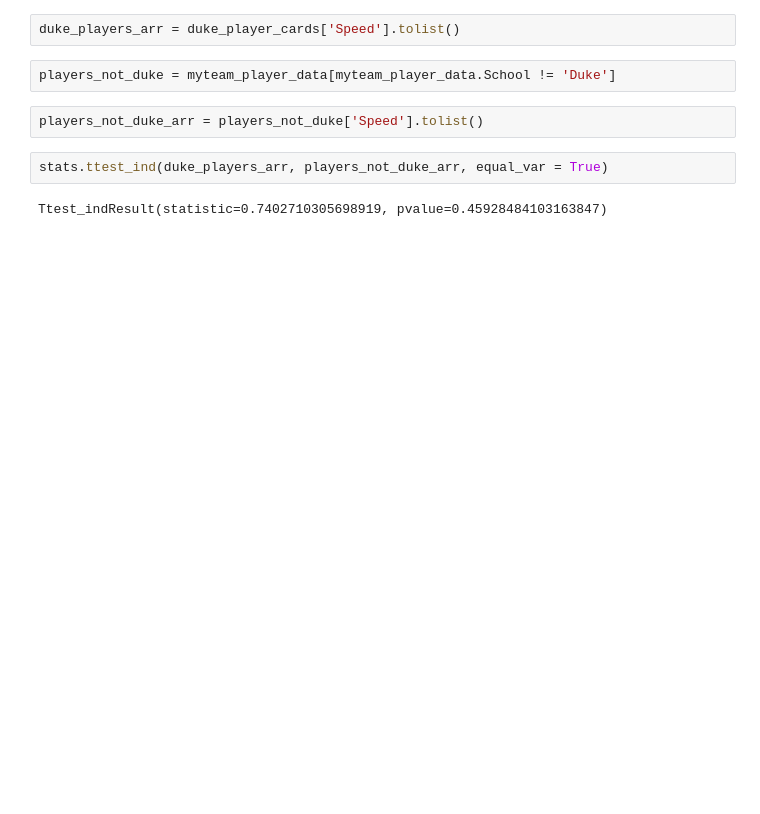
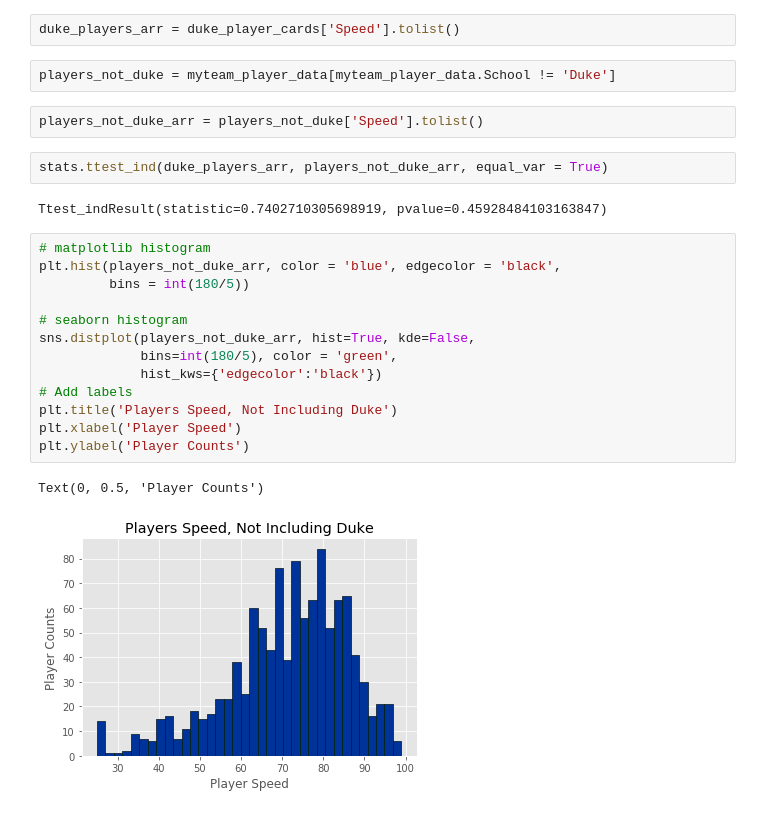
Before and after one commit to brandonmojica/2k_my_teams_analysis, a Jupyter notebook: 2k_myteams_data_anaysis.ipynb, the cells around one changed output. Saved outputs shown, nothing was run; the diff lists cells and outputs as text; blank space fills up the shorter version.

Commit message:
Added a plot for duke players and non duke players

```diff
--- a/2k_myteams_data_anaysis.ipynb
+++ b/2k_myteams_data_anaysis.ipynb
@@ -183,3 +185,19 @@ players_not_duke_arr = players_not_duke['Speed'].tolist()
 stats.ttest_ind(duke_players_arr, players_not_duke_arr, equal_var = True)
 # %% [output]
 Ttest_indResult(statistic=0.7402710305698919, pvalue=0.45928484103163847)
+# %%
+# matplotlib histogram
+plt.hist(players_not_duke_arr, color = 'blue', edgecolor = 'black',
+         bins = int(180/5))
+
+# seaborn histogram
+sns.distplot(players_not_duke_arr, hist=True, kde=False,
+             bins=int(180/5), color = 'green',
+             hist_kws={'edgecolor':'black'})
+# Add labels
+plt.title('Players Speed, Not Including Duke')
+plt.xlabel('Player Speed')
+plt.ylabel('Player Counts')
+# %% [output]
+Text(0, 0.5, 'Player Counts')
+[figure, added]
```
Also changed, not shown: parts of 4 cells of this notebook.
